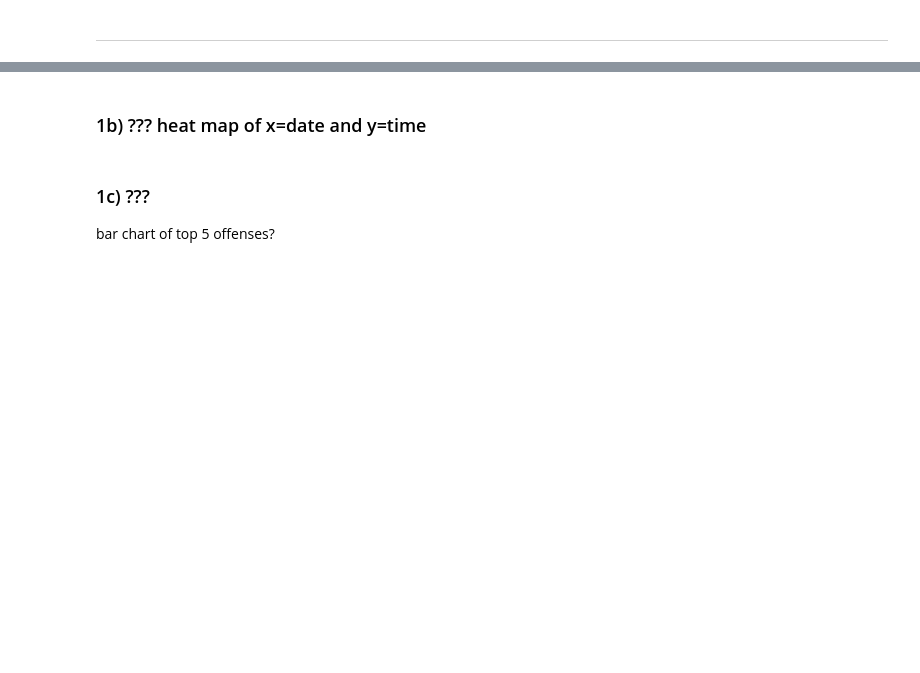
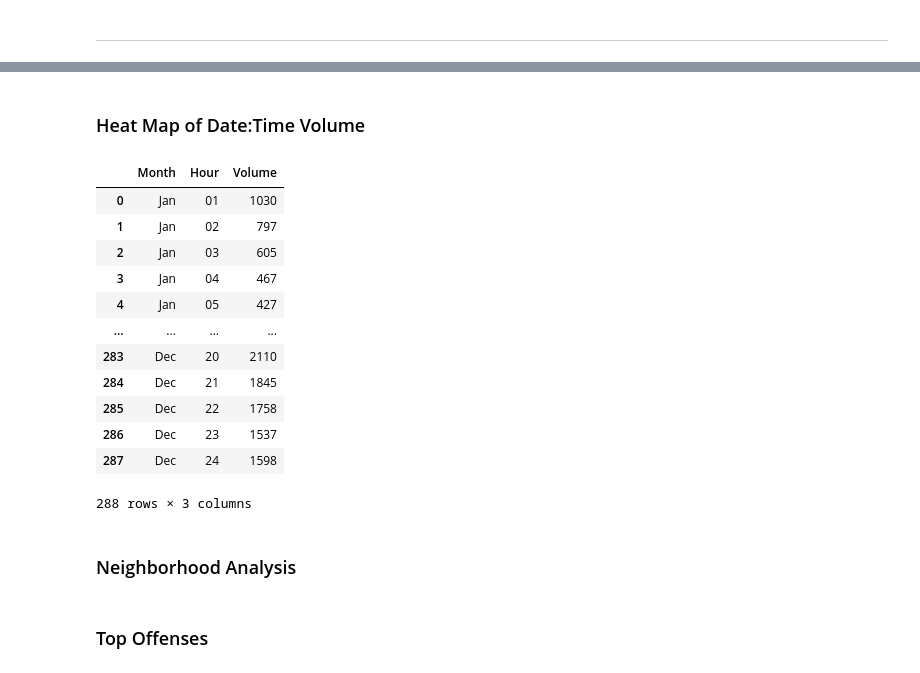
Before and after one commit to bdub-1/Atlanta-Crime-Project, a Jupyter notebook: Atlanta crime 2009-2022/Atlanta Crimes 2009-2022.ipynb, the cells around one changed output, grey strips where cells are left out. Cells and saved outputs as stored; diff of their text form; code cells hidden in the pictures; blank space fills up the shorter version.

```diff
--- a/Atlanta crime 2009-2022/Atlanta Crimes 2009-2022.ipynb
+++ b/Atlanta crime 2009-2022/Atlanta Crimes 2009-2022.ipynb
@@ -287,2 +298,72 @@ Name: Report Number, Length: 4992, dtype: int64
 # %% [markdown]
-### 1b) ??? heat map of x=date and y=time
+### Heat Map of Date:Time Volume
+# %%
+keep = ['Occur Date', 'Occur Time', 'Report Number']
+
+
+
+heat_data = df_union[keep] #  copy of data here to use in another model
+heat_data = heat_data.dropna()
+heat_data = heat_data.drop(heat_data[heat_data['Occur Date'] < '2009-01-01'].index).reset_index(drop = True)
+
+lst = []
+for m in heat_data['Occur Date']:
+    lst.append(m.month)
+heat_data['Occur Date'] = lst
+
+lst = []
+for t in heat_data['Occur Time']:
+    lst.append(t[0:2])
+heat_data['Occur Time'] = lst
+
+lst = []
+for n in heat_data['Report Number']:
+    lst.append(1)
+heat_data['Report Number'] = lst
+
+heat_data.rename(columns = {'Occur Date':'Month', 'Occur Time': 'Hour', 'Report Number':'Volume'}, inplace=True)
+
+# Fix Hour formatting
+lst = []
+for h in heat_data['Hour']:
+    if h[1] == ':':
+        lst.append('0'+h[0])
+    else:
+        lst.append(h)
+heat_data['Hour'] = lst
+lst = heat_data['Month']
+sort = lst.unique()
+
+lst = []
+for h in heat_data['Hour']:
+    if h == '00':
+        lst.append('24')
+    else:
+        lst.append(h)
+heat_data['Hour'] = lst
+
+# Drop weird Hour
+heat_data = heat_data[heat_data['Hour']!='0T']
+
+
+# Group by month and hour
+heat_data = heat_data.groupby(['Month', 'Hour']).count().reset_index()
+
+# Converting into month name
+heat_data['Month'] = pd.to_datetime(heat_data['Month'], format='%m').dt.month_name().str.slice(stop=3)
+
+heat_data
+# %% [output]
+|  | Month | Hour | Volume |
+| 0 | Jan | 01 | 1030 |
+| 1 | Jan | 02 | 797 |
+| 2 | Jan | 03 | 605 |
+| 3 | Jan | 04 | 467 |
+| 4 | Jan | 05 | 427 |
+| ... | ... | ... | ... |
+| 283 | Dec | 20 | 2110 |
+| 284 | Dec | 21 | 1845 |
+| 285 | Dec | 22 | 1758 |
+| 286 | Dec | 23 | 1537 |
+| 287 | Dec | 24 | 1598 |
+288 rows × 3 columns
@@ -288,0 +382,2 @@ Name: Report Number, Length: 4992, dtype: int64
+# %% [markdown]
+### Neighborhood Analysis
@@ -289,3 +403,2 @@ Name: Report Number, Length: 4992, dtype: int64
 # %% [markdown]
-### 1c) ???
-bar chart of top 5 offenses?
+### Top Offenses
```
Also changed, not shown: parts of 37 cells of this notebook, 1 other file.
